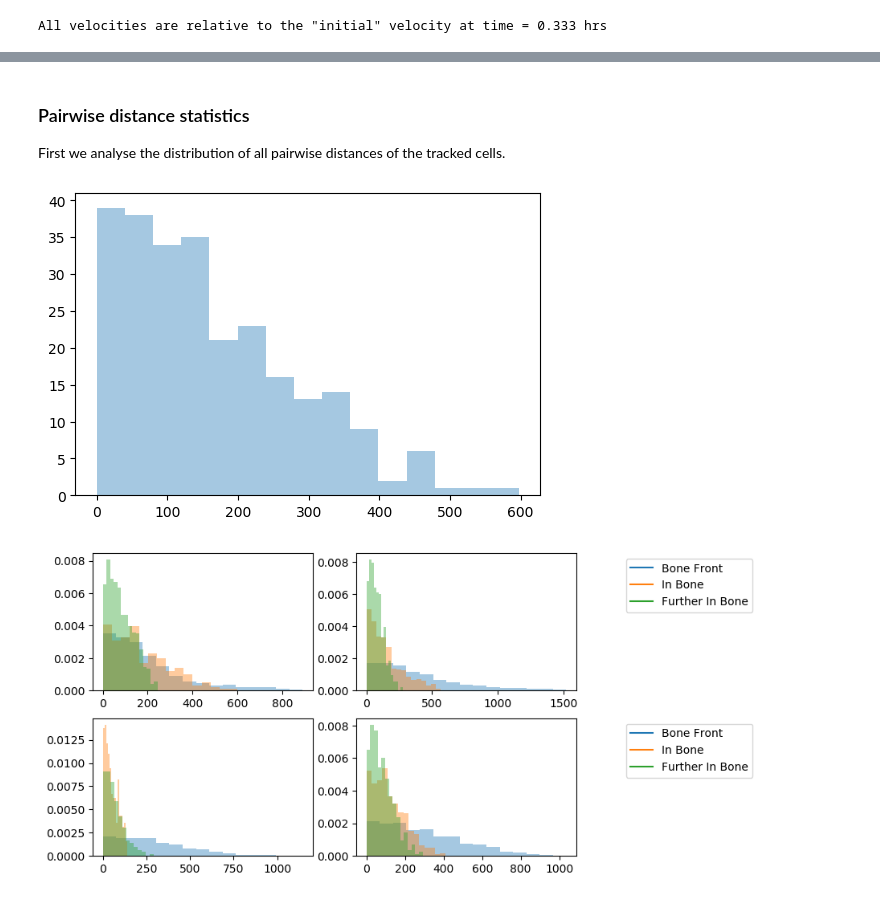
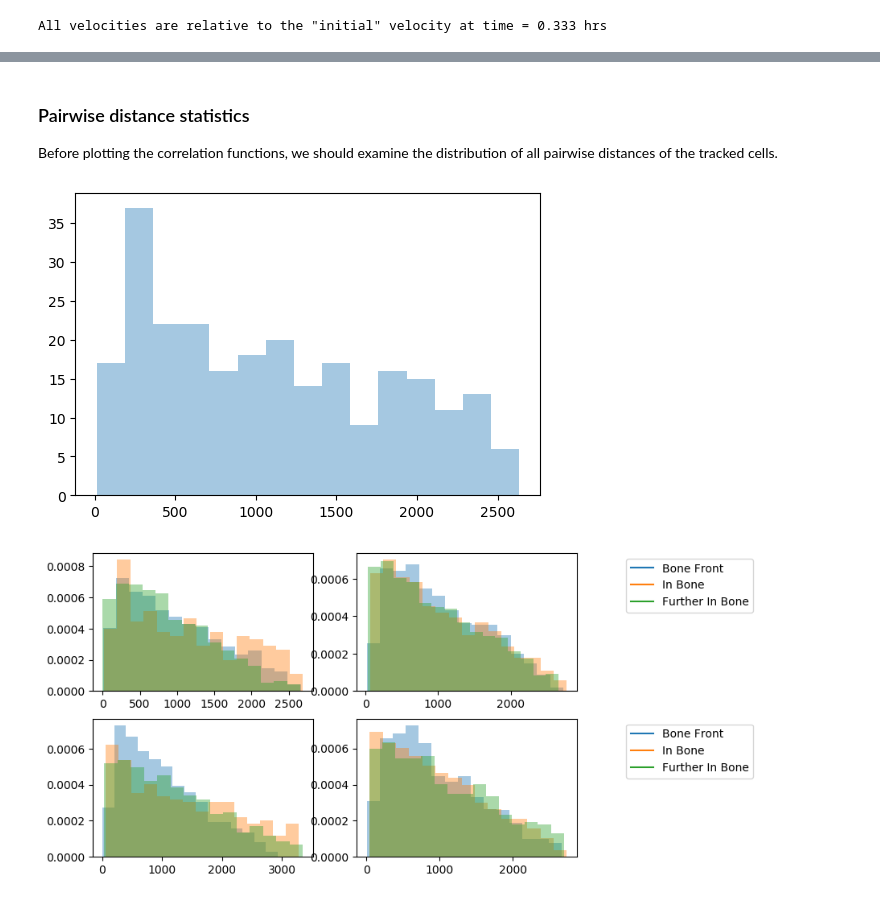
Before and after one commit to YitengDang/For_sharing, a Jupyter notebook: Single_cell_tracks.ipynb, the cells around one changed output, grey strips where cells are left out. Drawn from its saved outputs; the diff is of its cells as text; code cells hidden in the pictures.

```diff
--- a/Single_cell_tracks.ipynb
+++ b/Single_cell_tracks.ipynb
@@ -460,6 +467,7 @@ t_init = 2; # initial time to correlate with
 t_range = np.arange(len(slice_range))+t_init; # time range to plot
 
 #fig, axs = plt.subplots(N_videos, N_files_per_video, figsize=(12, 12), dpi=100)
+velocities_all_all = [[None]*N_files_per_video for _ in range(N_videos)];
 fig, axs = plt.subplots(2, 3, figsize=(12, 5), dpi=100);
 
 for i1 in range(N_videos):
@@ -476,6 +484,7 @@ for i1 in range(N_videos):
         del_X_all = np.array(list(map(np.diff, X_all))); # X[t+1]-X[t] for all cells
         del_Y_all = np.array(list(map(np.diff, Y_all))); # Y[t+1]-Y[t] for all cells
         velocities_all = np.swapaxes( np.swapaxes( np.array([del_X_all, del_Y_all])/pix_per_micron, 0, 1), 1, 2); # units: microns
+        velocities_all_all[i1][i2] = velocities_all; # store for later use
 
         # calculate autocorrelation
         correlations_all = np.zeros([N_cells, N_slices-t_init-1])*np.nan;
@@ -514,8 +669,9 @@ How do correlations between cell motions depend on the spatial locations and dis
 # %% [markdown]
 ### Pairwise distance statistics
 
-First we analyse the distribution of all pairwise distances of the tracked cells. <br>
+Before plotting the correlation functions, we should examine the distribution of all pairwise distances of the tracked cells. <br>
 # %%
+# --- Plot for one snapshot ---
 i1=0;
 i2=1;
 t=2;
@@ -526,7 +682,7 @@ Y_all = Y_all_all[i1][i2][:, t];
 incl_self = 0; # include self-pairs of the form [i,i]?
 # loop j over range(i+1) to include self-pairs, or range(i) to exclude self-pairs
 X_all_paired = np.array([ [X_all[i], X_all[j]] for i in range(len(X_all)) for j in range(i+incl_self)]);
-Y_all_paired = np.array([ [X_all[i], X_all[j]] for i in range(len(X_all)) for j in range(i+incl_self)]);
+Y_all_paired = np.array([ [Y_all[i], Y_all[j]] for i in range(len(X_all)) for j in range(i+incl_self)]);
 def f(x, y):
     return np.sqrt((x[0]-x[1])**2 + (y[0]-y[1])**2)
 pairwise_dist_all = np.array(list(map(f, X_all_paired, Y_all_paired )) );
@@ -538,34 +694,39 @@ plt.figure(dpi=100)
 plt.hist(pairwise_dist_all, bins=15, alpha = 0.4)
 plt.show()
 # %% [output]
-[figure, old version]
+[figure, new version]
 # %%
-# i1=0;
-# i2=0;
+# --- plot for all results ---
 t=0;
+incl_self = 0; # include self?
 
+pairwise_dist_all_all = [[None]*N_files_per_video for _ in range(N_videos)];
 fig, axs = plt.subplots(2, 3, figsize=(12, 5), dpi=100)
 for i1 in range(N_videos):
     [ix, iy] = divmod(i1, 2)
     for i2 in range(N_files_per_video):
         X_all = X_all_all[i1][i2][:, t];
         Y_all = Y_all_all[i1][i2][:, t];
         # pairwise distances between cells
         incl_self = 0; # include self-pairs of the form [i,i]?
         # loop j over range(i+1) to include self-pairs, or range(i) to exclude self-pairs
         X_all_paired = np.array([ [X_all[i], X_all[j]] for i in range(len(X_all)) for j in range(i+incl_self)]);
-        Y_all_paired = np.array([ [X_all[i], X_all[j]] for i in range(len(X_all)) for j in range(i+incl_self)]);
+        Y_all_paired = np.array([ [Y_all[i], Y_all[j]] for i in range(len(Y_all)) for j in range(i+incl_self)]);
         def f(x, y):
             return np.sqrt((x[0]-x[1])**2 + (y[0]-y[1])**2)
         pairwise_dist_all = np.array(list(map(f, X_all_paired, Y_all_paired )) );
 
+        # store for later use
+        pairwise_dist_all_all[i1][i2] = pairwise_dist_all;
+
+        # plot histogram
         axs[ix, iy].hist(pairwise_dist_all, bins=15, alpha = 0.4, density=True)
 
 # --- legend ---
 for row in range(2):
     for i, this_label in enumerate(names_compare):
         axs[row, 2].plot(np.nan, label=this_label)
     axs[row, 2].legend(loc='upper left')
     axs[row, 2].axis('off')
 # %% [output]
-[figure, old version]
+[figure, new version]
```
Also changed, not shown: parts of 21 cells of this notebook.
